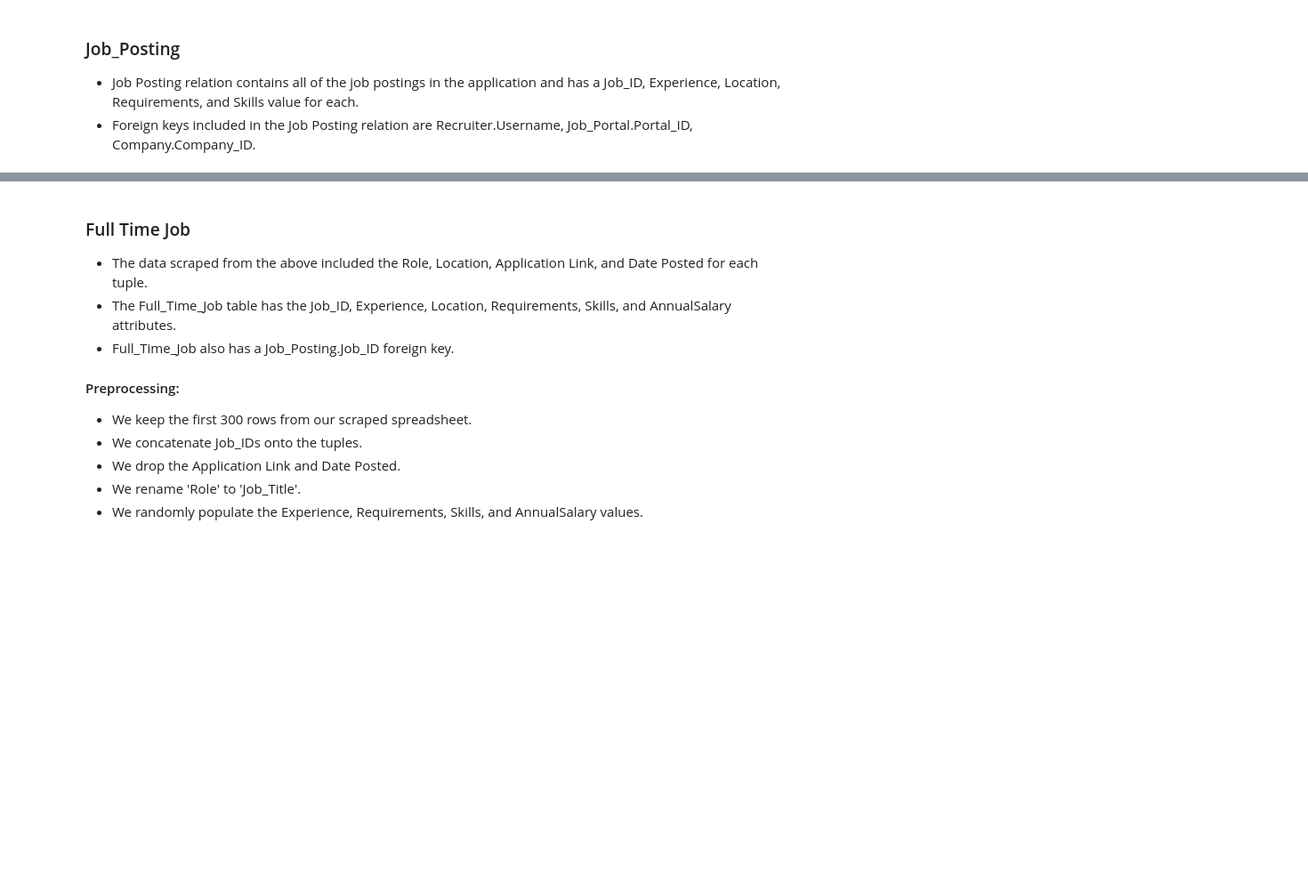
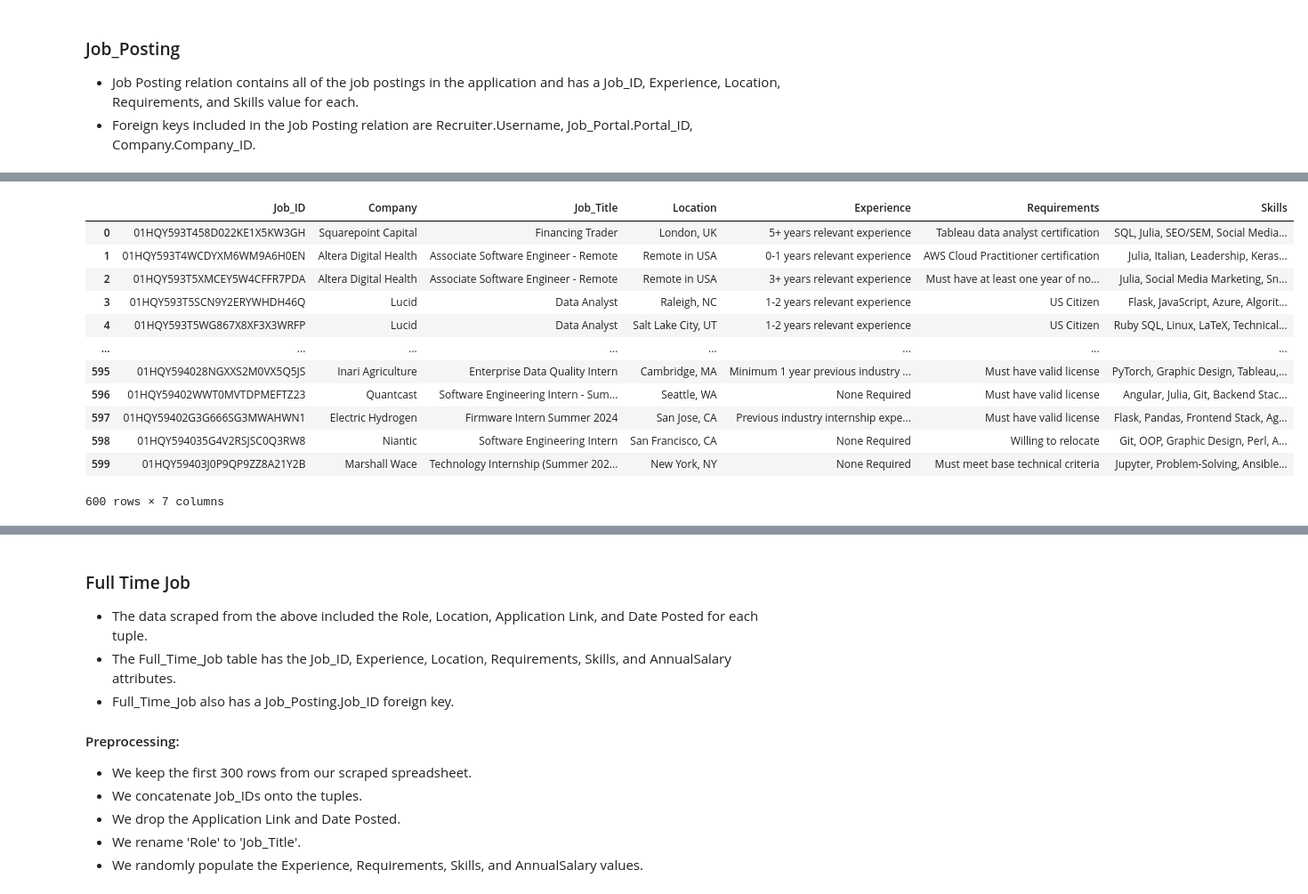
Before and after one commit to vbainwala/TalentTrove, a Jupyter notebook: make_data.ipynb, the cells around one changed output, grey strips where cells are left out. Shown at 89% size. Cells and saved outputs as stored; diff of their text form; code cells hidden in the pictures; blank space fills up the shorter version.

Commit message:
Fixes #5: Job_Posting data made

```diff
--- a/make_data.ipynb
+++ b/make_data.ipynb
@@ -40,0 +130,5 @@ Requirement already satisfied: pydantic-core==2.16.3 in ./.venv/lib/python3.10/s
+# %%
+# Drop Date Posted, Application Link, duplicates
+internship_df.drop_duplicates(inplace=True)
+internship_df = internship_df.drop(columns=['Application/Link', 'Date Posted'])
+internship_df
@@ -40,0 +149,27 @@ Requirement already satisfied: pydantic-core==2.16.3 in ./.venv/lib/python3.10/s
+# %%
+# Randomly impute a value for the Experience, Requirements, Skills, Saliaried, and Duration attributes for each tuple
+intern_experience_vals = ['None Required', 'Previous industry internship experience required (>=3 months)', 'Previous research/academic experience required (>=3 months)', 'Minimum 1 year previous industry internship experience required', 'Previous research/academic highly desirable']
+
+intern_requirements_vals = ['Willing to relocate', 'Willing to travel up to 20%', 'Must meet base technical criteria', 'Must be proficient in Microsoft Office Suite', 'Good sense of humor', 'Ability to work independently', 'Familiar with Agile methodologies', 'Must have valid license', 'Must tolerate dogs in the workplace']
+
+def get_random_skills(job_skills):
+    # Pick random number of skills between 3 and 12
+    num_skills = random.randint(5, 12)
+    skills = []
+    for i in range(num_skills):
+        skills.append(random.choice(job_skills))
+    skills = list(set(skills))
+    skills_str = ', '.join(skills)
+    return skills_str
+
+duration_vals = ['4 weeks', '8 weeks', '12 weeks', '16 weeks']
+
+# Make only 3% of values Salaried = False because I don't want to live in a database world where most companies benefit off the backs of innocent, eager interns
+salaried = [True, False]
+salary_probs = [0.97, 0.03]
+# %%
+internship_df['Experience'] = internship_df.apply(lambda row: random.choice(intern_experience_vals), axis=1)
+internship_df['Requirements'] = internship_df.apply(lambda row: random.choice(intern_requirements_vals), axis=1)
+internship_df['Skills'] = internship_df.apply(lambda row: get_random_skills(job_skills), axis=1)
+internship_df = internship_df.rename(columns={'Role': 'Job_Title'})
+internship_df
@@ -40,0 +190,4 @@ Requirement already satisfied: pydantic-core==2.16.3 in ./.venv/lib/python3.10/s
+# %%
+# Join full time and internship postings into one dataframe
+jobs_df = pd.concat([full_time_df, internship_df], axis=0)
+jobs_df
@@ -40,0 +208,18 @@ Requirement already satisfied: pydantic-core==2.16.3 in ./.venv/lib/python3.10/s
+# %%
+# Join jobs_df with job_ids
+job_posting_df = pd.concat([job_ids_df.reset_index(drop=True), jobs_df.reset_index(drop=True)], axis=1)
+job_posting_df
+# %% [output]
+|  | Job_ID | Company | Job_Title | Location | Experience | Requirements | Skills |
+| 0 | 01HQY593T458D022KE1X5KW3GH | Squarepoint Capital | Financing Trader | London, UK | 5+ years relevant experience | Tableau data analyst certification | SQL, Julia, SEO/SEM, Social Media... |
+| 1 | 01HQY593T4WCDYXM6WM9A6H0EN | Altera Digital Health | Associate Software Engineer - Remote | Remote in USA | 0-1 years relevant experience | AWS Cloud Practitioner certification | Julia, Italian, Leadership, Keras... |
+| 2 | 01HQY593T5XMCEY5W4CFFR7PDA | Altera Digital Health | Associate Software Engineer - Remote | Remote in USA | 3+ years relevant experience | Must have at least one year of no... | Julia, Social Media Marketing, Sn... |
+| 3 | 01HQY593T5SCN9Y2ERYWHDH46Q | Lucid | Data Analyst | Raleigh, NC | 1-2 years relevant experience | US Citizen | Flask, JavaScript, Azure, Algorit... |
+| 4 | 01HQY593T5WG867X8XF3X3WRFP | Lucid | Data Analyst | Salt Lake City, UT | 1-2 years relevant experience | US Citizen | Ruby SQL, Linux, LaTeX, Technical... |
+| ... | ... | ... | ... | ... | ... | ... | ... |
+| 595 | 01HQY594028NGXXS2M0VX5Q5JS | Inari Agriculture | Enterprise Data Quality Intern | Cambridge, MA | Minimum 1 year previous industry ... | Must have valid license | PyTorch, Graphic Design, Tableau,... |
+| 596 | 01HQY59402WWT0MVTDPMEFTZ23 | Quantcast | Software Engineering Intern - Sum... | Seattle, WA | None Required | Must have valid license | Angular, Julia, Git, Backend Stac... |
+| 597 | 01HQY59402G3G666SG3MWAHWN1 | Electric Hydrogen | Firmware Intern Summer 2024 | San Jose, CA | Previous industry internship expe... | Must have valid license | Flask, Pandas, Frontend Stack, Ag... |
+| 598 | 01HQY594035G4V2RSJSC0Q3RW8 | Niantic | Software Engineering Intern | San Francisco, CA | None Required | Willing to relocate | Git, OOP, Graphic Design, Perl, A... |
+| 599 | 01HQY59403J0P9QP9ZZ8A21Y2B | Marshall Wace | Technology Internship (Summer 202... | New York, NY | None Required | Must meet base technical criteria | Jupyter, Problem-Solving, Ansible... |
+600 rows × 7 columns
```
Also changed, not shown: parts of 16 cells of this notebook, 1 other file.
